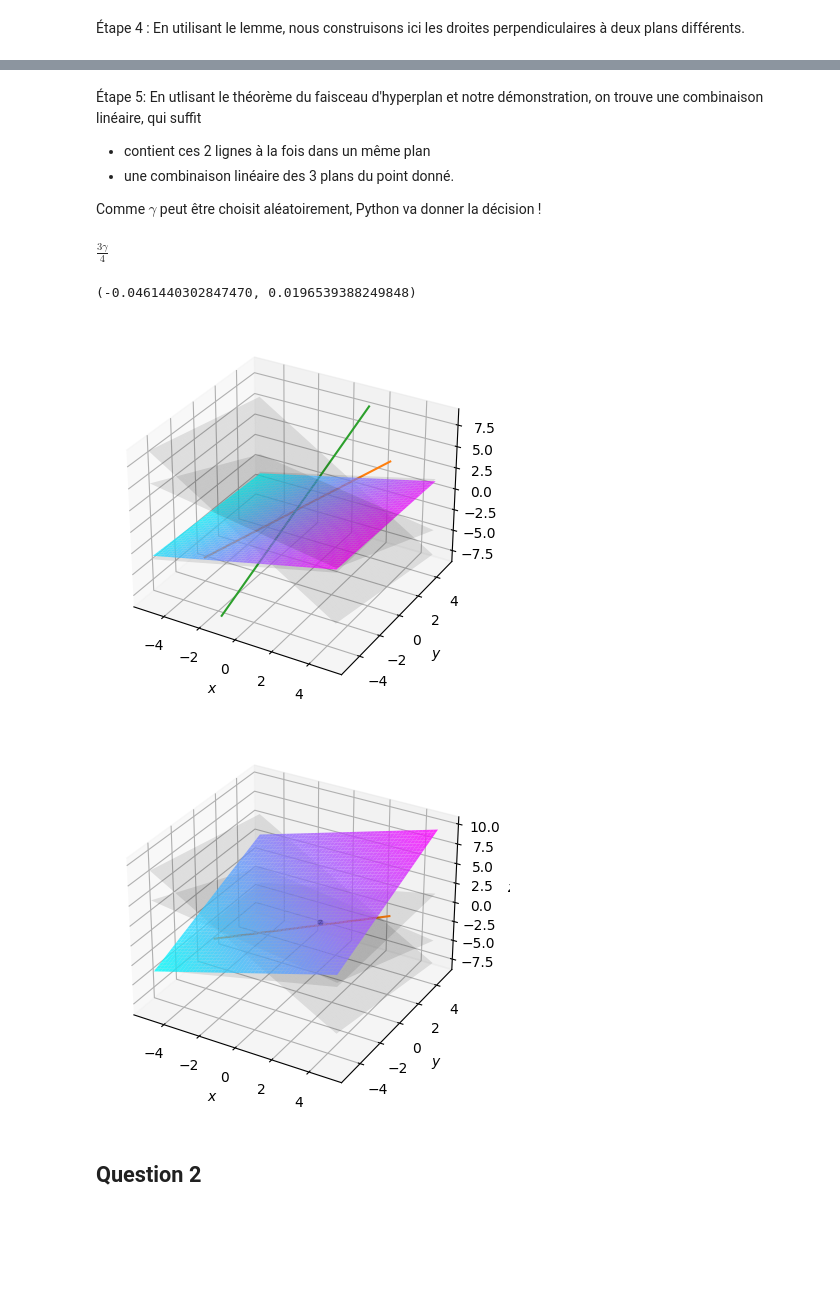
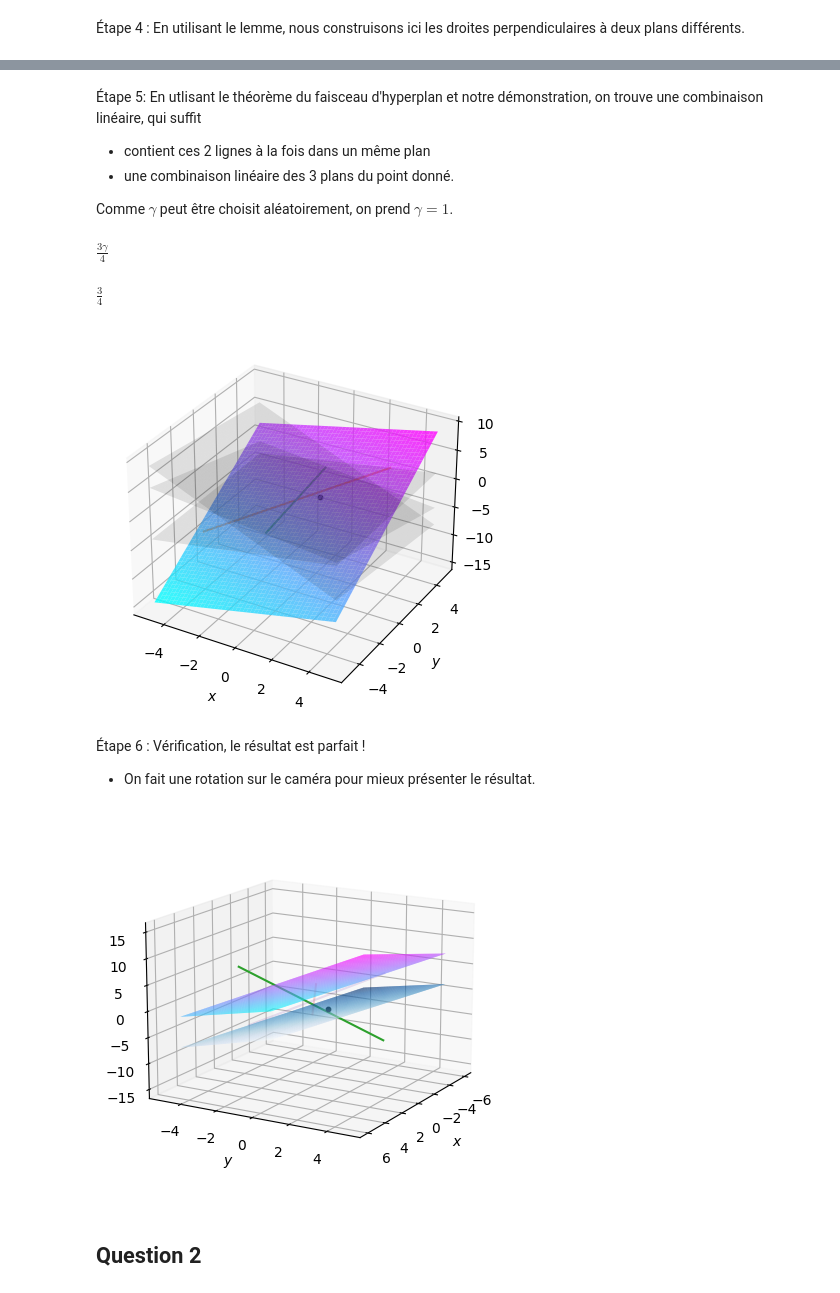
Before and after one commit to Languisher/Projects-2023, a Jupyter notebook: Projet_AL/Projet_Final.ipynb, the cells around one changed output, grey strips where cells are left out. Saved outputs shown, nothing was run; the diff lists cells and outputs as text; code cells hidden in the pictures; blank space fills up the shorter version.

```diff
--- a/Projet_AL/Projet_Final.ipynb
+++ b/Projet_AL/Projet_Final.ipynb
@@ -728,7 +728,7 @@ plt.show()
 - contient ces 2 lignes à la fois dans un même plan
 - une combinaison linéaire des 3 plans du point donné.
 
-Comme $\gamma$ peut être choisit aléatoirement, Python va donner la décision !
+Comme $\gamma$ peut être choisit aléatoirement, on prend $\gamma=1$.
 # %%
 def perpendiculaire_partie(point=Point(), droite=Droite()):
     parametre_matrice = sp.solve([(lamda*point.params[0][0] + mu*point.params[1][0] + gamma*point.params[2][0])*droite.params[0][0]+
@@ -746,13 +746,12 @@ n_lamda
 # %% [output]
 $\displaystyle \frac{3 \gamma}{4}$
 # %%
-### ---Cette partie, gamma est créé aléatoirement !!!--- ###
-n_gamma = np.random.uniform(-1, 1) # Vous pouvez changer les valeurs ici.
+n_gamma = 1
 
 n_lamda = n_lamda.subs({gamma: n_gamma}); n_mu = n_mu.subs({gamma: n_gamma})
-n_lamda, n_mu
+n_lamda
 # %% [output]
-(-0.0461440302847470, 0.0196539388249848)
+$\displaystyle \frac{3}{4}$
 # %%
 ax = plt.axes(projection="3d")
 
@@ -820,7 +819,11 @@ ax.set_zlabel("$z$")
 plt.savefig("./b5.pdf")
 plt.show()
 # %% [output]
-[figure, old version]
+[figure, new version]
+# %% [markdown]
+Étape 6 : Vérification, le résultat est parfait !
+
+- On fait une rotation sur le caméra pour mieux présenter le résultat.
 # %%
 ax = plt.axes(projection="3d")
 
@@ -831,13 +834,6 @@ X, Y = np.meshgrid(x_data, y_data)
 
 point_intersection_Z = [0, 0, 0]
 
-# ---Explication : Ici, on utilise le nom "point_intersection" comme celui dans l'exemple précédent--- #
-for i in range(3):
-    point_intersection_Z[i] = (point_intersection.params[i][3] - \
-                               point_intersection.params[i][0] * X - \
-                               point_intersection.params[i][1] * Y) / point_intersection.params[i][2]
-
-    ax.plot_surface(X, Y, point_intersection_Z[i], color="black", alpha=0.1)
 
 # ---Le résultat d'après le théorème d'hyperplan--- #
 plan_nouveau_Z = ((n_lamda * point_intersection.params[0][3] + \
@@ -853,37 +849,60 @@ plan_nouveau_Z = ((n_lamda * point_intersection.params[0][3] + \
                   n_mu * point_intersection.params[1][2] +
                   n_gamma * point_intersection.params[2][2])
 
-# ax.plot_surface(X, Y, plan_nouveau_Z, cmap="cool", alpha=0.8)
+ax.plot_surface(X, Y, plan_nouveau_Z, cmap="Blues", alpha=0.8)
 
 
 plan_perp_Z = (plan_perp.params[0][3] - \
                plan_perp.params[0][0] * X -
-               plan_perp.params[0][0] * Y)/plan_perp.params[0][2]
+               plan_perp.params[0][1] * Y)/plan_perp.params[0][2]
 
 ax.plot_surface(X, Y, plan_perp_Z, cmap="cool", alpha=0.8)
 
 ax.scatter(point_commun[x], point_commun[y], point_commun[z], color="black", s=10)
 
 # Le ligne 20 est SEULEMENT POUR ILLUSTRATION, MAIS PAS DANS LA PARTIE D'DÉMONSTRATION !
 ligne_commun = sp.solve((droite_reference.eqs[0], droite_reference.eqs[1]), (x, y, z))
 z_val = np.linspace(-3, 3, 100)
 ##########################
 x_val = 8/15 - 2*z_val/3 # Change ici si vous changez la droite
 y_val = -5*z_val/3 - 1/15 # Change ici si vous changez la droite
 ##########################
 
 plt.plot(x_val, y_val, z_val)
 
+# ---Explication : Ici, on utilise le nom "point_intersection" comme celui dans l'exemple précédent--- #
+for i in range(1):
+    droite_reference_Z[i] =   (droite_reference.params[i][3] - \
+                               droite_reference.params[i][0] * X - \
+                               droite_reference.params[i][1] * Y) / droite_reference.params[i][2]
 
+    t = np.linspace(-3, 3, 100)
+    x_val = t * droite_reference.params[i][0]
+    y_val = t * droite_reference.params[i][1]
+    z_val = t * droite_reference.params[i][2]
+
+    ax.plot(x_val, y_val, z_val, alpha=0.2)
+
+for i in range(1, 2):
+    droite_reference_Z[i] =   (droite_reference.params[i][3] - \
+                               droite_reference.params[i][0] * X - \
+                               droite_reference.params[i][1] * Y) / droite_reference.params[i][2]
+
+    t = np.linspace(-0.5, 0.5, 100)
+    x_val = t * droite_reference.params[i][0]
+    y_val = t * droite_reference.params[i][1]
+    z_val = t * droite_reference.params[i][2]
+
+    ax.plot(x_val, y_val, z_val, alpha=0.2)
 ax.set_xlabel("$x$")
 ax.set_ylabel("$y$")
 ax.set_zlabel("$z$")
 
-# ax.view_init(azim=30, elev=15)
+ax.view_init(azim=30, elev=15)
 plt.savefig("./b6.pdf")
 plt.show()
 # %% [output]
-[figure, old version]
+[figure, new version]
 # %% [markdown]
 ## Question 2
 # %%
```
Also changed, not shown: parts of 4 cells of this notebook, 3 other files.
